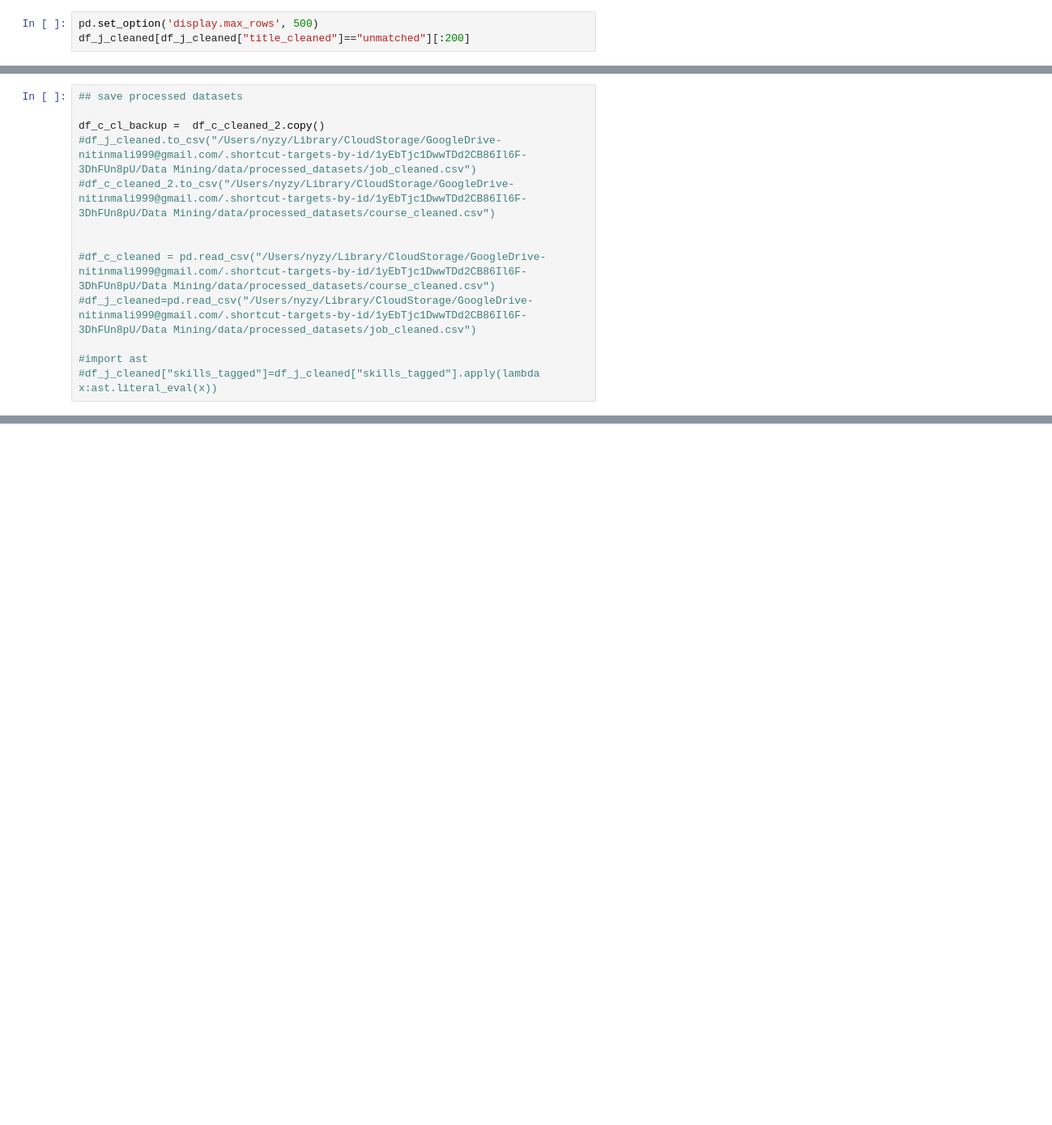
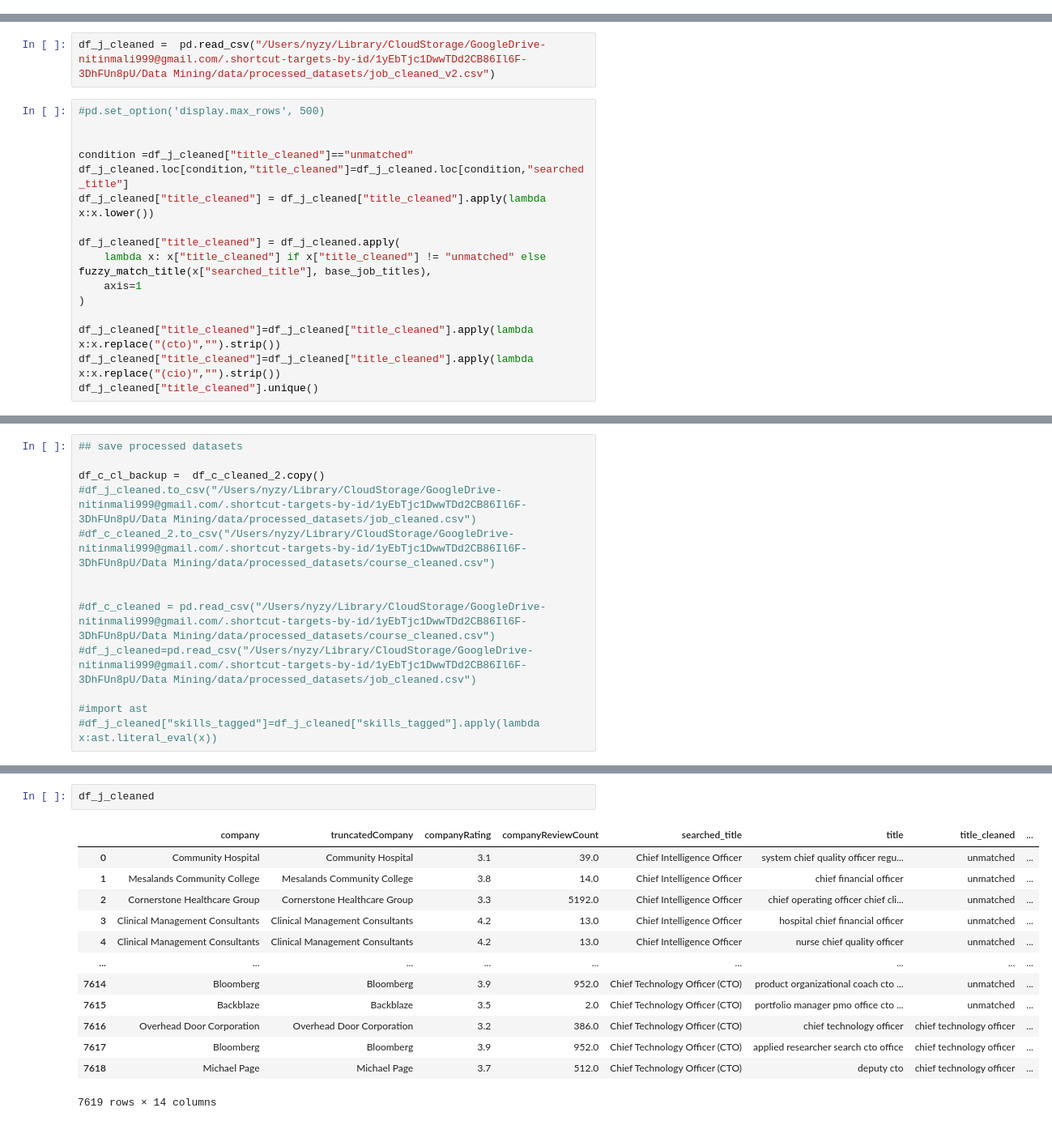
Before and after one commit to nitzmali/job_transition_pathway, a Jupyter notebook: notebooks/data_process.ipynb, the cells around one changed output, grey strips where cells are left out. Shown at 81% size. Cells and saved outputs as stored; diff of their text form; blank space fills up the shorter version.

```diff
--- a/notebooks/data_process.ipynb
+++ b/notebooks/data_process.ipynb
@@ -620,3 +621,0 @@ df_j_cleaned = df_j_cleaned[columns_most_important]
-# %%
-pd.set_option('display.max_rows', 500)
-df_j_cleaned[df_j_cleaned["title_cleaned"]=="unmatched"][:200]
@@ -640,0 +622,18 @@ df_j_cleaned[df_j_cleaned["title_cleaned"]=="unmatched"][:200]
+# %%
+df_j_cleaned =  pd.read_csv("/Users/nyzy/Library/CloudStorage/GoogleDrive-nitinmali999@gmail.com/.shortcut-targets-by-id/1yEbTjc1DwwTDd2CB86Il6F-3DhFUn8pU/Data Mining/data/processed_datasets/job_cleaned_v2.csv")
+# %%
+#pd.set_option('display.max_rows', 500)
+
+
+condition =df_j_cleaned["title_cleaned"]=="unmatched"
+df_j_cleaned.loc[condition,"title_cleaned"]=df_j_cleaned.loc[condition,"searched_title"]
+df_j_cleaned["title_cleaned"] = df_j_cleaned["title_cleaned"].apply(lambda x:x.lower())
+
+df_j_cleaned["title_cleaned"] = df_j_cleaned.apply(
+    lambda x: x["title_cleaned"] if x["title_cleaned"] != "unmatched" else fuzzy_match_title(x["searched_title"], base_job_titles),
+    axis=1
+)
+
+df_j_cleaned["title_cleaned"]=df_j_cleaned["title_cleaned"].apply(lambda x:x.replace("(cto)","").strip())
+df_j_cleaned["title_cleaned"]=df_j_cleaned["title_cleaned"].apply(lambda x:x.replace("(cio)","").strip())
+df_j_cleaned["title_cleaned"].unique()
@@ -793,3 +855,19 @@ df_j_cleaned.to_csv("/Users/nyzy/Library/CloudStorage/GoogleDrive-nitinmali999@g
+# %%
+df_j_cleaned
+# %% [output]
+|  | company | truncatedCompany | companyRating | companyReviewCount | searched_title | title | title_cleaned | ... |
+| 0 | Community Hospital | Community Hospital | 3.1 | 39.0 | Chief Intelligence Officer | system chief quality officer regu... | unmatched | ... |
+| 1 | Mesalands Community College | Mesalands Community College | 3.8 | 14.0 | Chief Intelligence Officer | chief financial officer | unmatched | ... |
+| 2 | Cornerstone Healthcare Group | Cornerstone Healthcare Group | 3.3 | 5192.0 | Chief Intelligence Officer | chief operating officer chief cli... | unmatched | ... |
+| 3 | Clinical Management Consultants | Clinical Management Consultants | 4.2 | 13.0 | Chief Intelligence Officer | hospital chief financial officer | unmatched | ... |
+| 4 | Clinical Management Consultants | Clinical Management Consultants | 4.2 | 13.0 | Chief Intelligence Officer | nurse chief quality officer | unmatched | ... |
+| ... | ... | ... | ... | ... | ... | ... | ... | ... |
+| 7614 | Bloomberg | Bloomberg | 3.9 | 952.0 | Chief Technology Officer (CTO) | product organizational coach cto ... | unmatched | ... |
+| 7615 | Backblaze | Backblaze | 3.5 | 2.0 | Chief Technology Officer (CTO) | portfolio manager pmo office cto ... | unmatched | ... |
+| 7616 | Overhead Door Corporation | Overhead Door Corporation | 3.2 | 386.0 | Chief Technology Officer (CTO) | chief technology officer | chief technology officer | ... |
+| 7617 | Bloomberg | Bloomberg | 3.9 | 952.0 | Chief Technology Officer (CTO) | applied researcher search cto office | chief technology officer | ... |
+| 7618 | Michael Page | Michael Page | 3.7 | 512.0 | Chief Technology Officer (CTO) | deputy cto | chief technology officer | ... |
+7619 rows × 14 columns
 # %%
 df_c.shape
 # %% [output]
```
Also changed, not shown: parts of 6 cells of this notebook, 3 other files.
